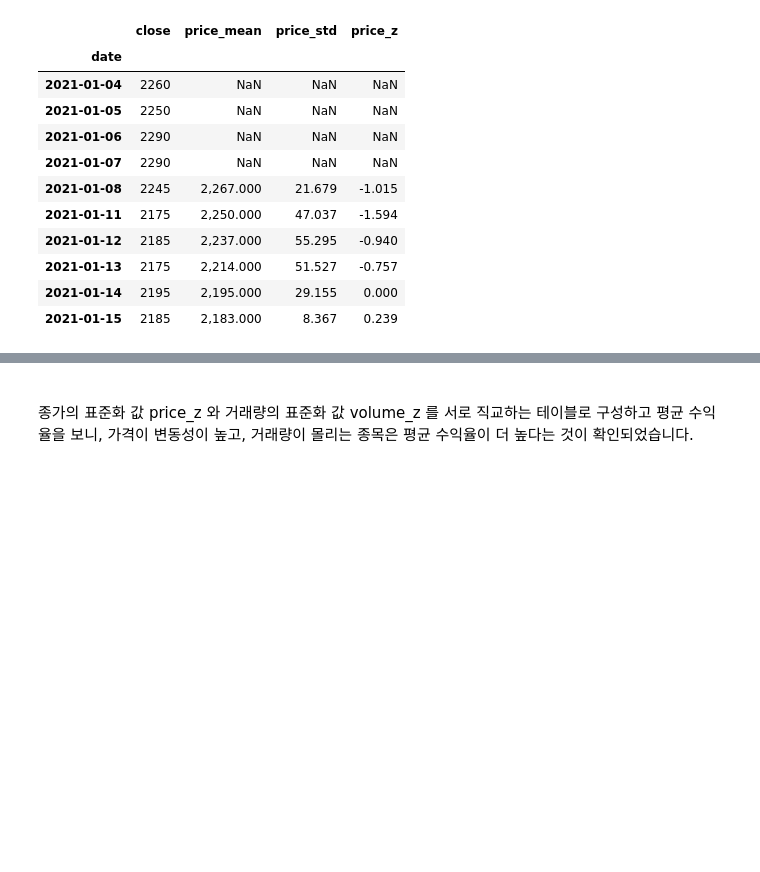
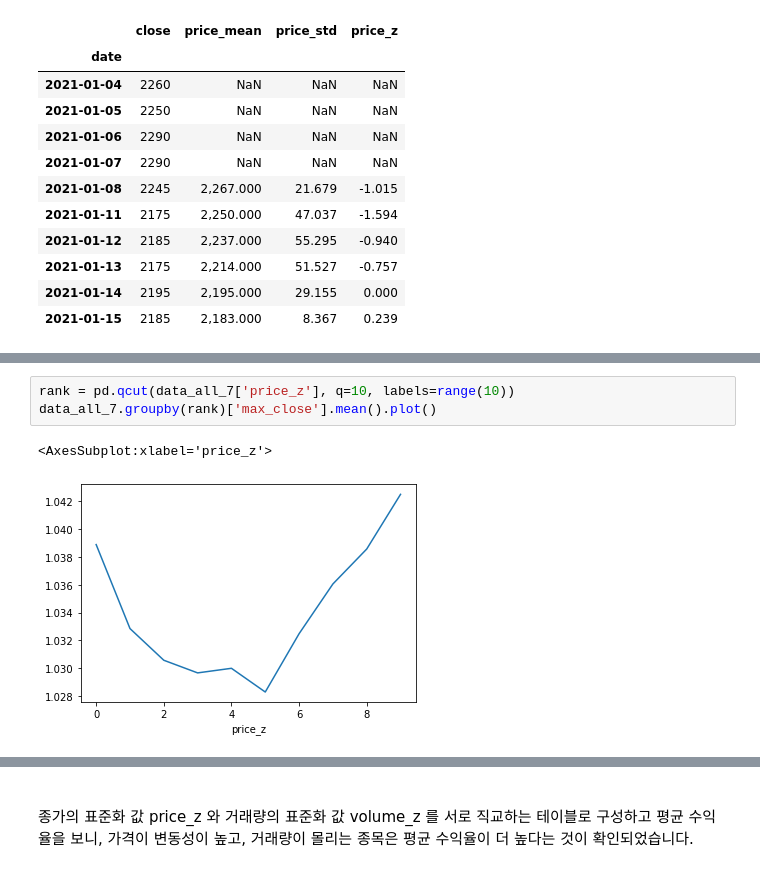
Before and after one commit to occam-KHS/Hanbit-Media, a Jupyter notebook: 4.4.7 Hypothesis 1.ipynb, the cells around one changed output, grey strips where cells are left out. Saved outputs shown, nothing was run; the diff lists cells and outputs as text; blank space fills up the shorter version.

```diff
--- a/4.4.7 Hypothesis 1.ipynb
+++ b/4.4.7 Hypothesis 1.ipynb
@@ -69,0 +80,6 @@ data_all_1.to_pickle('data_all_1.pkl')
+# %%
+rank = pd.qcut(data_all_7['price_z'], q=10, labels=range(10))
+data_all_7.groupby(rank)['max_close'].mean().plot()
+# %% [output]
+<AxesSubplot:xlabel='price_z'>
+[figure, added]
```
Also changed, not shown: parts of 7 cells of this notebook, 10 other files.
